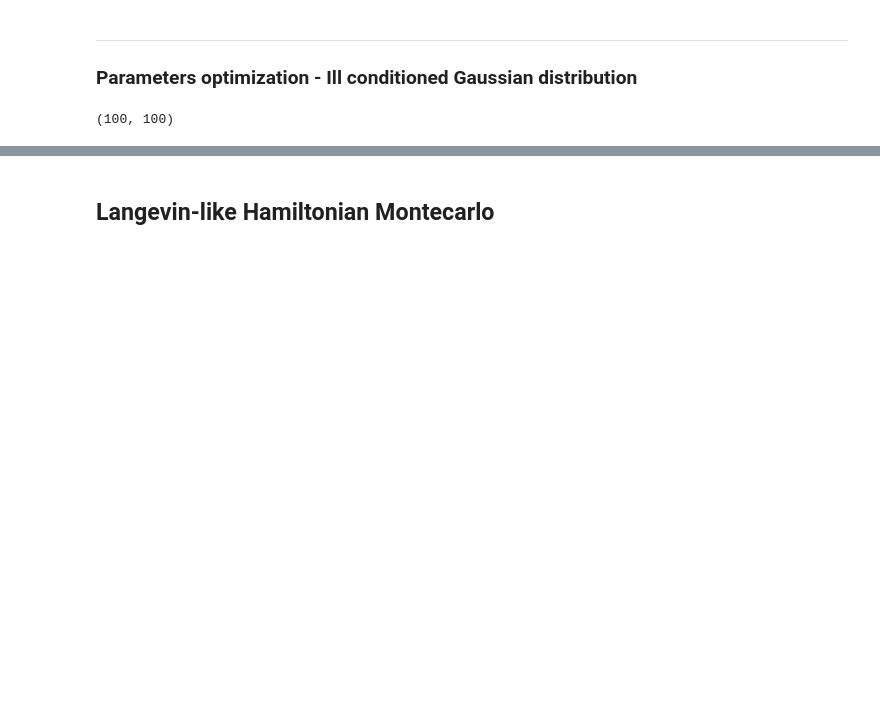
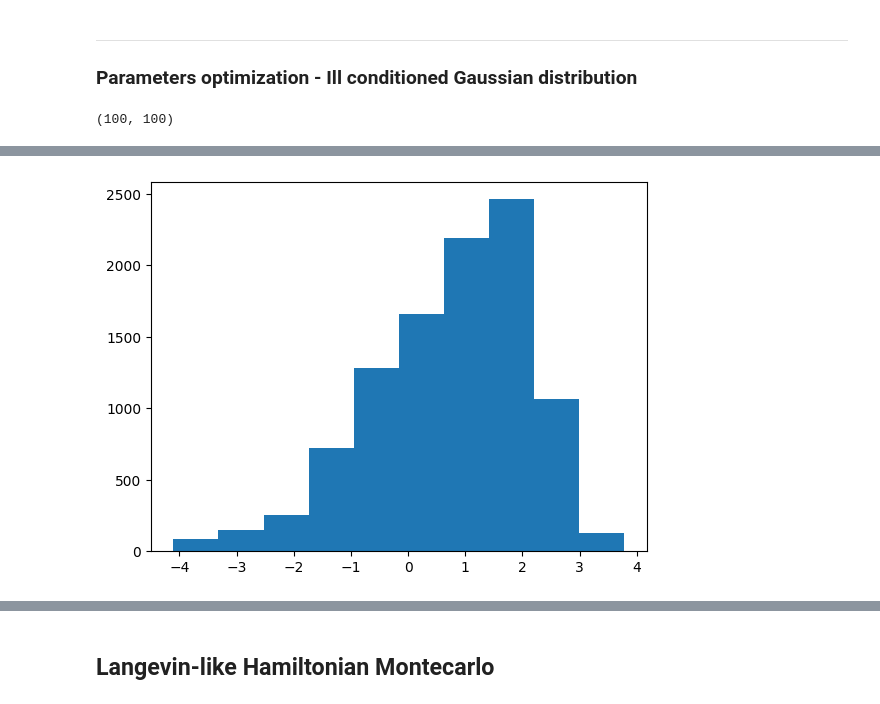
Before and after one commit to GiancarloSaran/MCHMC, a Jupyter notebook: main.ipynb, the cells around one changed output, grey strips where cells are left out. Saved outputs shown, nothing was run; the diff lists cells and outputs as text; code cells hidden in the pictures; blank space fills up the shorter version.

```diff
--- a/main.ipynb
+++ b/main.ipynb
@@ -232,0 +254,5 @@ plt.show()
+# %%
+plt.hist(X[:,0])
+plt.show()
+# %% [output]
+[figure, added]
```
Also changed, not shown: parts of 18 cells of this notebook, 3 other files.
